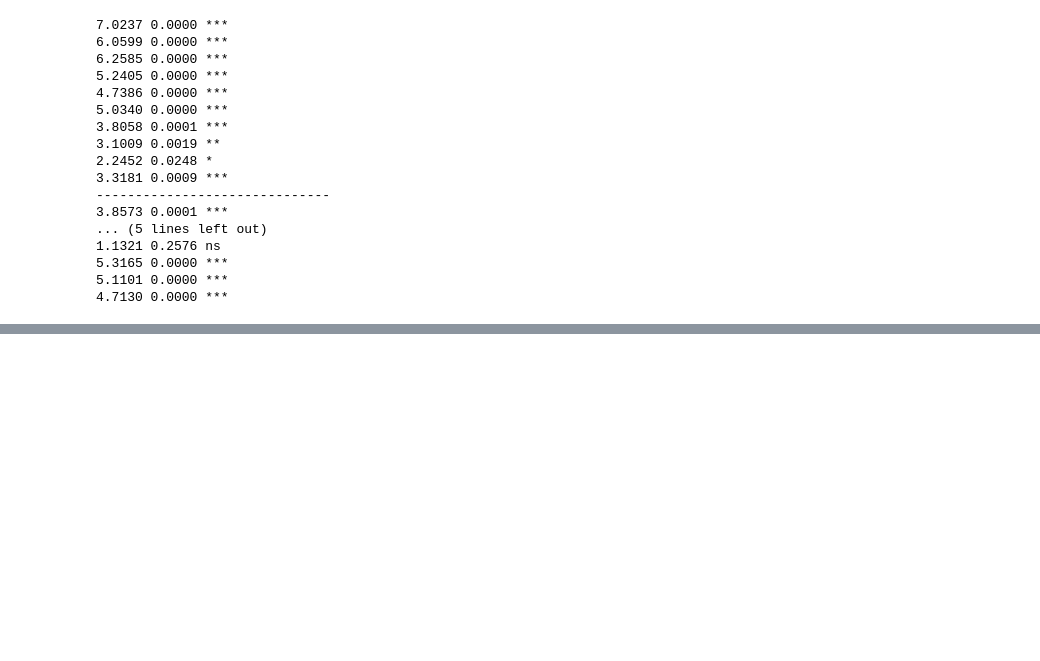
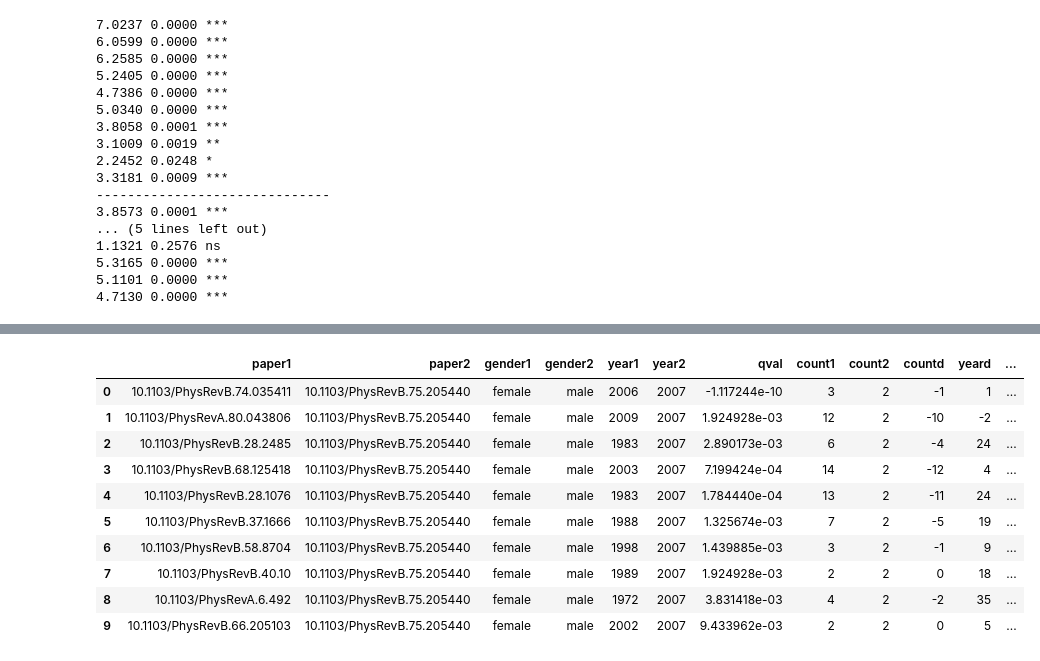
Before and after one commit to therobinkay/firstmover, a Jupyter notebook: main.ipynb, the cells around one changed output, grey strips where cells are left out. Drawn from its saved outputs; the diff is of its cells as text; code cells hidden in the pictures; blank space fills up the shorter version.

Commit message:
count 5-window per similar pair

```diff
--- a/main.ipynb
+++ b/main.ipynb
@@ -2479,0 +2480,3 @@ sim_mf_5.head()
+# %%
+cb5vc = cb5.value_counts(['citing_doi']).rename_axis('paper').reset_index(name='cen')
+cb5vc
@@ -2479,0 +2497,9 @@ sim_mf_5.head()
+# %%
+sim_mf_5 = sim_mf_5.merge(cb5vc, left_on = 'paper1', right_on = 'paper').drop(
+    ['paper'], axis=1).rename({'cen': 'count1'}, axis=1).reset_index(drop=True)
+
+sim_mf_5 = sim_mf_5.merge(cb5vc, left_on = 'paper2', right_on = 'paper').drop(
+    ['paper'], axis=1).rename({'cen': 'count2'}, axis=1).reset_index(drop=True)
+
+print(len(sim_mf_5))
+sim_mf_5.head()
@@ -2479,0 +2514,32 @@ sim_mf_5.head()
+# %%
+lateryear = []
+yeard = []
+countd = []
+
+for i in tqdm(range(len(sim_mf_5))):
+    if sim_mf_5.gender1[i] == 'male':
+        yeard.append(sim_mf_5.year1[i]-sim_mf_5.year2[i])
+        countd.append(sim_mf_5.count1[i]-sim_mf_5.count2[i])
+    else:
+        yeard.append(sim_mf_5.year2[i]-sim_mf_5.year1[i])
+        countd.append(sim_mf_5.count2[i]-sim_mf_5.count1[i])
+
+    lateryear.append(max(sim_mf_5.year1[i], sim_mf_5.year2[i]))
+
+sim_mf_5['countd'] = countd
+sim_mf_5['yeard'] = yeard
+sim_mf_5['lateryear'] = lateryear
+
+sim_mf_5.head(10)
+# %% [output]
+|  | paper1 | paper2 | gender1 | gender2 | year1 | year2 | qval | count1 | count2 | countd | yeard | ... |
+| 0 | 10.1103/PhysRevB.74.035411 | 10.1103/PhysRevB.75.205440 | female | male | 2006 | 2007 | -1.117244e-10 | 3 | 2 | -1 | 1 | ... |
+| 1 | 10.1103/PhysRevA.80.043806 | 10.1103/PhysRevB.75.205440 | female | male | 2009 | 2007 | 1.924928e-03 | 12 | 2 | -10 | -2 | ... |
+| 2 | 10.1103/PhysRevB.28.2485 | 10.1103/PhysRevB.75.205440 | female | male | 1983 | 2007 | 2.890173e-03 | 6 | 2 | -4 | 24 | ... |
+| 3 | 10.1103/PhysRevB.68.125418 | 10.1103/PhysRevB.75.205440 | female | male | 2003 | 2007 | 7.199424e-04 | 14 | 2 | -12 | 4 | ... |
+| 4 | 10.1103/PhysRevB.28.1076 | 10.1103/PhysRevB.75.205440 | female | male | 1983 | 2007 | 1.784440e-04 | 13 | 2 | -11 | 24 | ... |
+| 5 | 10.1103/PhysRevB.37.1666 | 10.1103/PhysRevB.75.205440 | female | male | 1988 | 2007 | 1.325674e-03 | 7 | 2 | -5 | 19 | ... |
+| 6 | 10.1103/PhysRevB.58.8704 | 10.1103/PhysRevB.75.205440 | female | male | 1998 | 2007 | 1.439885e-03 | 3 | 2 | -1 | 9 | ... |
+| 7 | 10.1103/PhysRevB.40.10 | 10.1103/PhysRevB.75.205440 | female | male | 1989 | 2007 | 1.924928e-03 | 2 | 2 | 0 | 18 | ... |
+| 8 | 10.1103/PhysRevA.6.492 | 10.1103/PhysRevB.75.205440 | female | male | 1972 | 2007 | 3.831418e-03 | 4 | 2 | -2 | 35 | ... |
+| 9 | 10.1103/PhysRevB.66.205103 | 10.1103/PhysRevB.75.205440 | female | male | 2002 | 2007 | 9.433962e-03 | 2 | 2 | 0 | 5 | ... |
```
Also changed, not shown: parts of 23 cells of this notebook.
